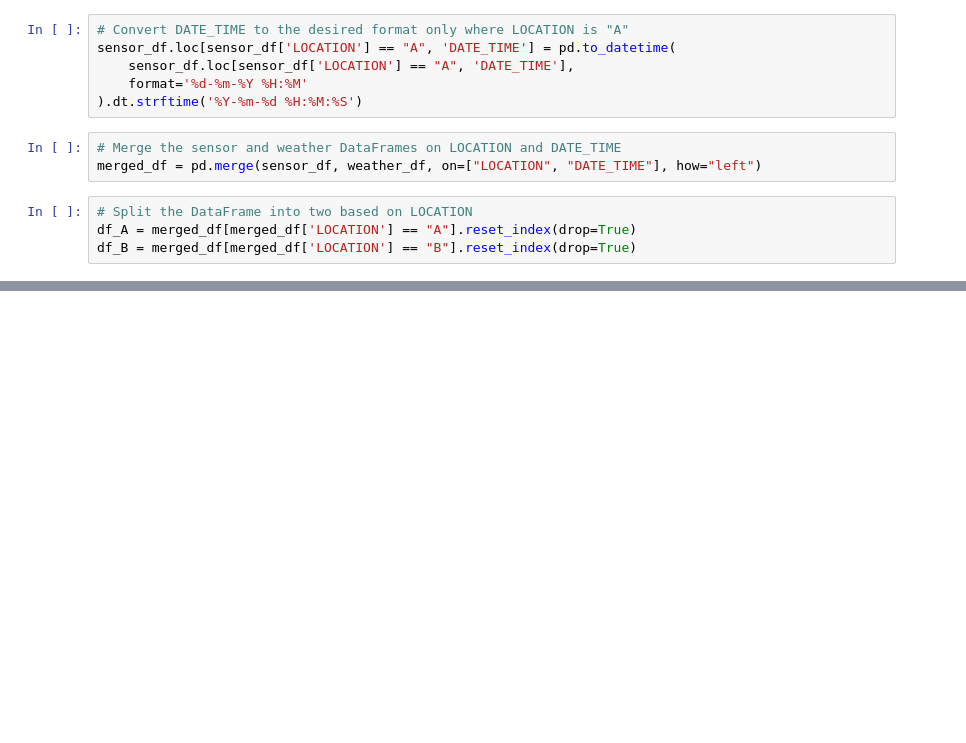
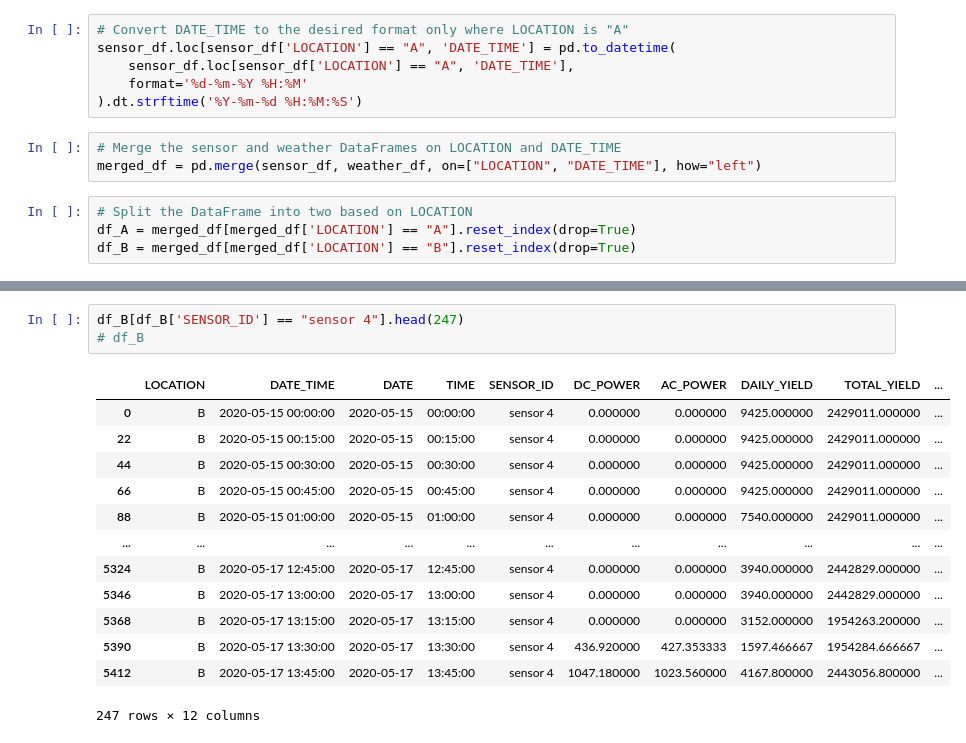
Before and after one commit to AkinduH/SLIIT-Datathon-2024, a Jupyter notebook: Data_Preparation.ipynb, the cells around one changed output, grey strips where cells are left out. Saved outputs shown, nothing was run; the diff lists cells and outputs as text; blank space fills up the shorter version.

```diff
--- a/Data_Preparation.ipynb
+++ b/Data_Preparation.ipynb
@@ -150,3 +137,20 @@ df_B
+# %%
+df_B[df_B['SENSOR_ID'] == "sensor 4"].head(247)
+# df_B
+# %% [output]
+|  | LOCATION | DATE_TIME | DATE | TIME | SENSOR_ID | DC_POWER | AC_POWER | DAILY_YIELD | TOTAL_YIELD | ... |
+| 0 | B | 2020-05-15 00:00:00 | 2020-05-15 | 00:00:00 | sensor 4 | 0.000000 | 0.000000 | 9425.000000 | 2429011.000000 | ... |
+| 22 | B | 2020-05-15 00:15:00 | 2020-05-15 | 00:15:00 | sensor 4 | 0.000000 | 0.000000 | 9425.000000 | 2429011.000000 | ... |
+| 44 | B | 2020-05-15 00:30:00 | 2020-05-15 | 00:30:00 | sensor 4 | 0.000000 | 0.000000 | 9425.000000 | 2429011.000000 | ... |
+| 66 | B | 2020-05-15 00:45:00 | 2020-05-15 | 00:45:00 | sensor 4 | 0.000000 | 0.000000 | 9425.000000 | 2429011.000000 | ... |
+| 88 | B | 2020-05-15 01:00:00 | 2020-05-15 | 01:00:00 | sensor 4 | 0.000000 | 0.000000 | 7540.000000 | 2429011.000000 | ... |
+| ... | ... | ... | ... | ... | ... | ... | ... | ... | ... | ... |
+| 5324 | B | 2020-05-17 12:45:00 | 2020-05-17 | 12:45:00 | sensor 4 | 0.000000 | 0.000000 | 3940.000000 | 2442829.000000 | ... |
+| 5346 | B | 2020-05-17 13:00:00 | 2020-05-17 | 13:00:00 | sensor 4 | 0.000000 | 0.000000 | 3940.000000 | 2442829.000000 | ... |
+| 5368 | B | 2020-05-17 13:15:00 | 2020-05-17 | 13:15:00 | sensor 4 | 0.000000 | 0.000000 | 3152.000000 | 1954263.200000 | ... |
+| 5390 | B | 2020-05-17 13:30:00 | 2020-05-17 | 13:30:00 | sensor 4 | 436.920000 | 427.353333 | 1597.466667 | 1954284.666667 | ... |
+| 5412 | B | 2020-05-17 13:45:00 | 2020-05-17 | 13:45:00 | sensor 4 | 1047.180000 | 1023.560000 | 4167.800000 | 2443056.800000 | ... |
+247 rows × 12 columns
 # %%
 customDescription(df_A)
 # %% [output]
```
Also changed, not shown: parts of 13 cells of this notebook.
